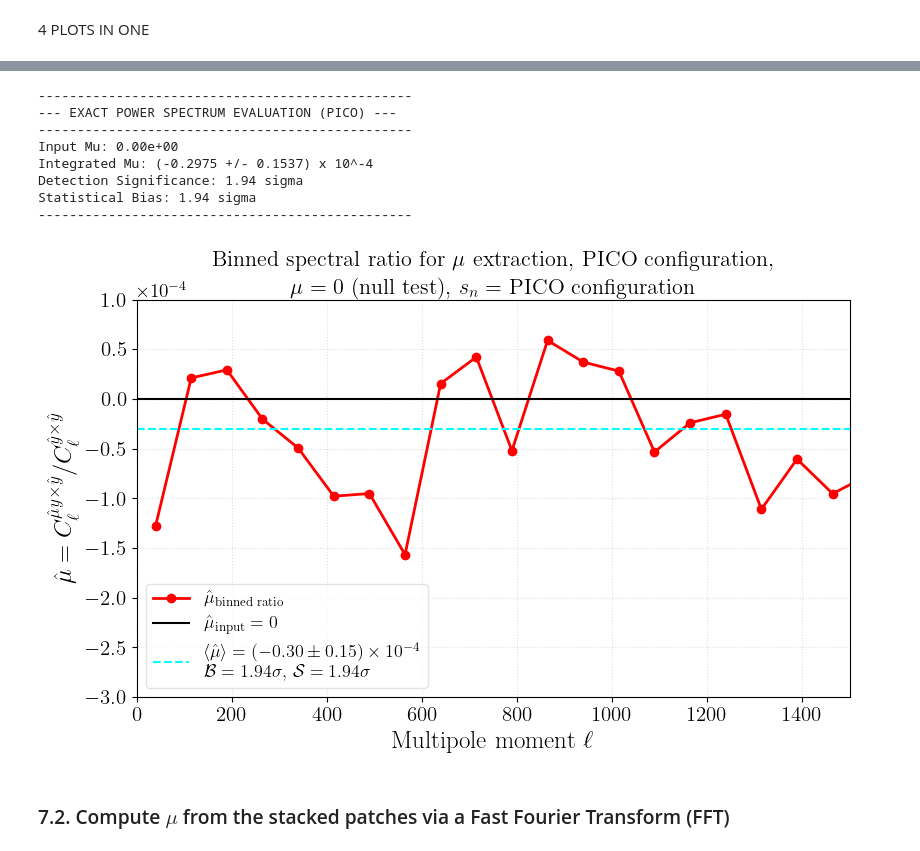
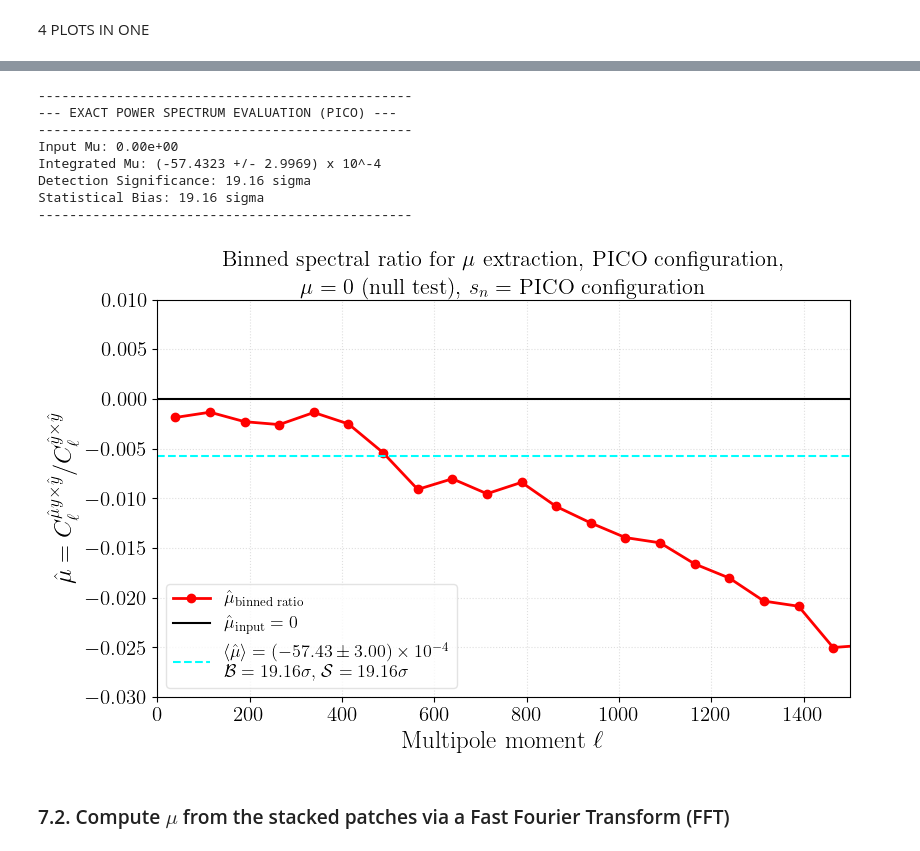
Before and after one commit to JoanRibotOliver/TFM, a Jupyter notebook: Code/CILC_0e+00_PICO_0.61muK_ch.ipynb, the cells around one changed output, grey strips where cells are left out. Drawn from its saved outputs; the diff is of its cells as text; code cells hidden in the pictures.

```diff
--- a/Code/CILC_0e+00_PICO_0.61muK_ch.ipynb
+++ b/Code/CILC_0e+00_PICO_0.61muK_ch.ipynb
@@ -4332,7 +4338,7 @@ import matplotlib.ticker as ticker
 import os
 from pathlib import Path
 
-base_ps_path = f"/Users/joanribot/HEAVY_STUFF/TFM_data/Processed_Maps/CILC_{mu:.0e}_{freq_str_name}_0.61muK_maps/Power_Spectrum/"
+base_ps_path = f"/Users/joanribot/HEAVY_STUFF/TFM_data/Processed_Maps/CILC_{mu:.0e}_{freq_str_name}_0.61muK_ch_maps/Power_Spectrum/"
 
 # Load CILC data arrays
 l_bins_cilc, cl_AA_cilc, cl_BB_cilc, cl_AB_cilc = np.loadtxt(
@@ -4416,38 +4422,38 @@ ax.yaxis.get_offset_text().set_position((0, 0))
 # --- LABELS, LEGEND I POLISHING ---
 # ============================================================================
 ax.set_title(rf"\begin{{center}} Binned spectral ratio for $\mu$ extraction, {freq_str_name} configuration,\\"
     rf"$\mu = {mu_input/1e-4:.0f}$ (null test), $s_n = $ {freq_str_name} configuration \end{{center}}", pad=-12.5, loc='center')
 
 # Els eixos queden completament sans i tancats en mode matemàtic pur
 ax.set_xlabel(r'Multipole moment $\ell$')
 ax.set_ylabel(r'$\hat{\mu} = C_{\ell}^{\hat{\mu} y \times \hat{y}} / C_{\ell}^{\hat{y} \times \hat{y}}$')
 
 ax.set_xlim(0, 1500)
-ax.set_ylim(-3e-4, 1e-4)
+ax.set_ylim(-3e-2, 1e-2)
 ax.grid(True, linestyle=':', alpha=0.4)
 
 ax.legend(loc='lower left', frameon=True, facecolor='white', edgecolor='gainsboro')
 
 # Ara tight_layout ja pot mesurar la caixa de text perfectament sense que LaTeX es col·lapsi!
 plt.tight_layout()
 
 # ============================================================================
 # --- SAVING ENGINE CONVERTIT A SENSITIVE PATH (PROTECCIÓ D'ESPAIS EN MAC) ---
 # ============================================================================
 # Save Logic (ajusta el camí si vols guardar-los separats com a plot_1.pdf, plot_2.pdf, etc.)
 save_ps_path = f"/Users/joanribot/Desktop/Física/Màster UC - UIMP/2n semestre/TFM/Codes/Figures/CILC_{mu:.0e}_{freq_str_name}_0.61muK_ch/Power_Spectra/Full_Map_Binned_l1500_4plots.pdf"
 plt.savefig(save_ps_path, bbox_inches='tight', dpi=300)
 plt.show()
 # %% [output]
 ------------------------------------------------
 --- EXACT POWER SPECTRUM EVALUATION (PICO) ---
 ------------------------------------------------
 Input Mu: 0.00e+00
-Integrated Mu: (-0.2975 +/- 0.1537) x 10^-4
-Detection Significance: 1.94 sigma
-Statistical Bias: 1.94 sigma
+Integrated Mu: (-57.4323 +/- 2.9969) x 10^-4
+Detection Significance: 19.16 sigma
+Statistical Bias: 19.16 sigma
 ------------------------------------------------
-[figure, old version]
+[figure, new version]
 # %% [markdown]
 ### 7.2. Compute $\mu$ from the stacked patches via a Fast Fourier Transform (FFT)
 # %%
```
Also changed, not shown: parts of 10 cells of this notebook, 23 other files.
